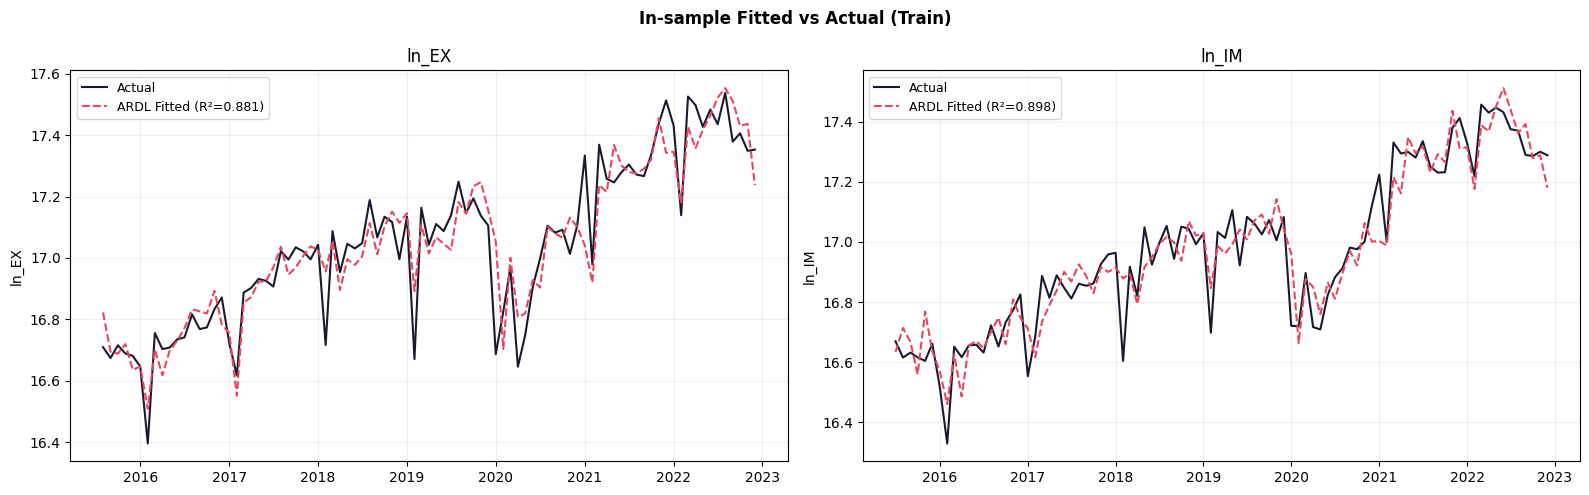
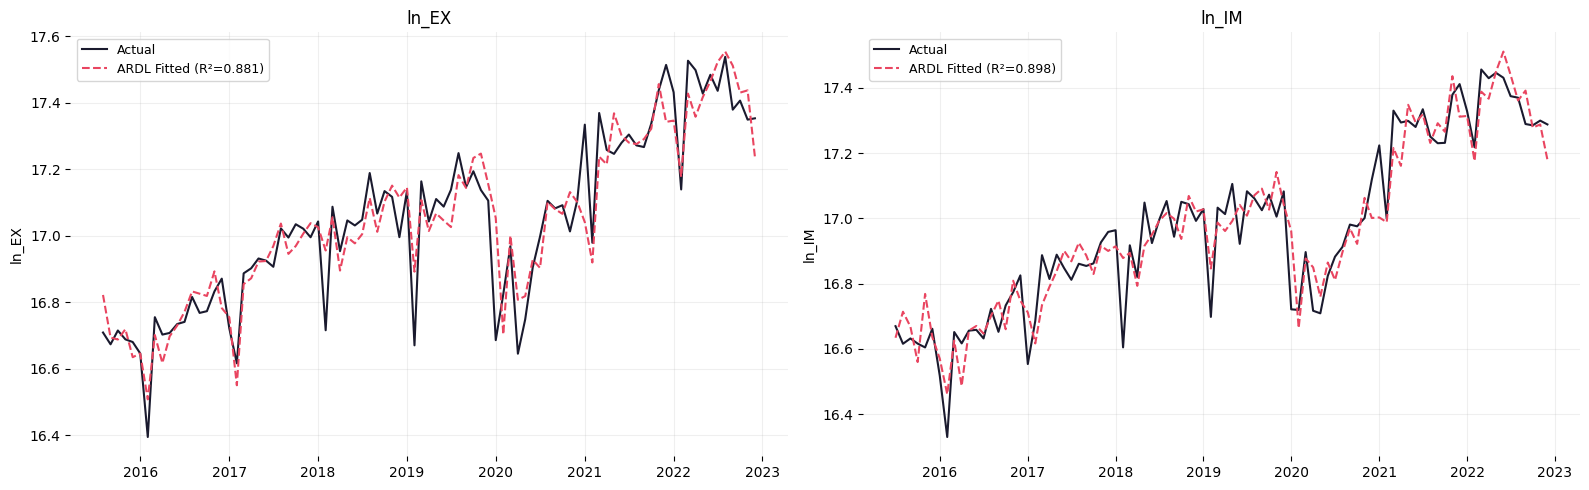
Code edit (unified diff) that turned the first committed figure into the second:
--- before
+++ after
@@ -1,4 +1,4 @@
 fig, axes = plt.subplots(1, len(MODELS), figsize=(16,5))
-fig.suptitle('In-sample Fitted vs Actual (Train)', fontsize=12, fontweight='bold')
+
 for ax, mk in zip(axes, MODELS):
     dep = MODELS[mk]['dep']; ar = ardl_results[mk]
@@ -6,6 +6,17 @@
     ax.plot(ar['idx_train'], ar['fitted_train'], color='#e94560', lw=1.5, ls='--',
             label=f'ARDL Fitted (R²={ar["R2_train"]:.3f})')
-    ax.set_title(dep); ax.set_ylabel(dep); ax.legend(fontsize=9); ax.grid(alpha=0.2)
+    
+    ax.set_title(dep)
+    ax.set_ylabel(dep)
+    ax.legend(fontsize=9)
+    ax.grid(alpha=0.2)
+    
+    # --- Bỏ toàn bộ khung đen ---
+    for spine in ['top','right','left','bottom']:
+        ax.spines[spine].set_visible(False)
+
 plt.tight_layout()
 path = os.path.join(OUT_DIR,'insample_fit.png')
-plt.savefig(path, dpi=150, bbox_inches='tight'); plt.show(); print(f'Saved → {path}')
+plt.savefig(path, dpi=150, bbox_inches='tight')
+plt.show()
+print(f'Saved → {path}')

Commit: Upload final report